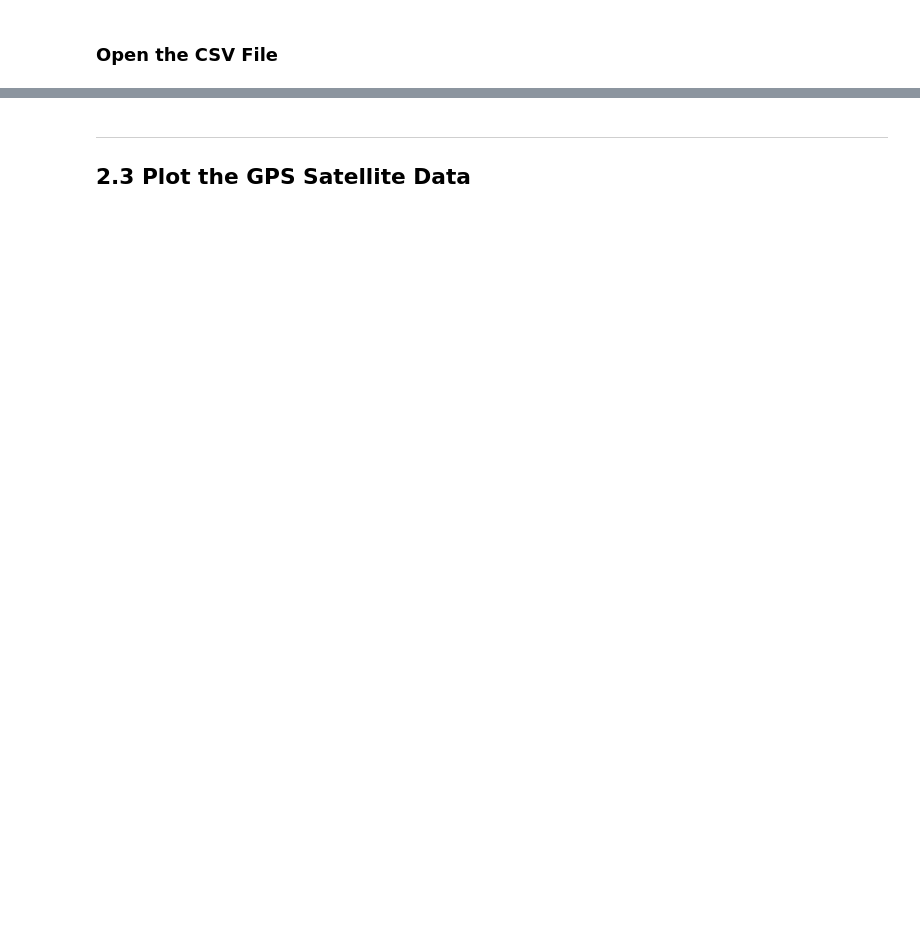
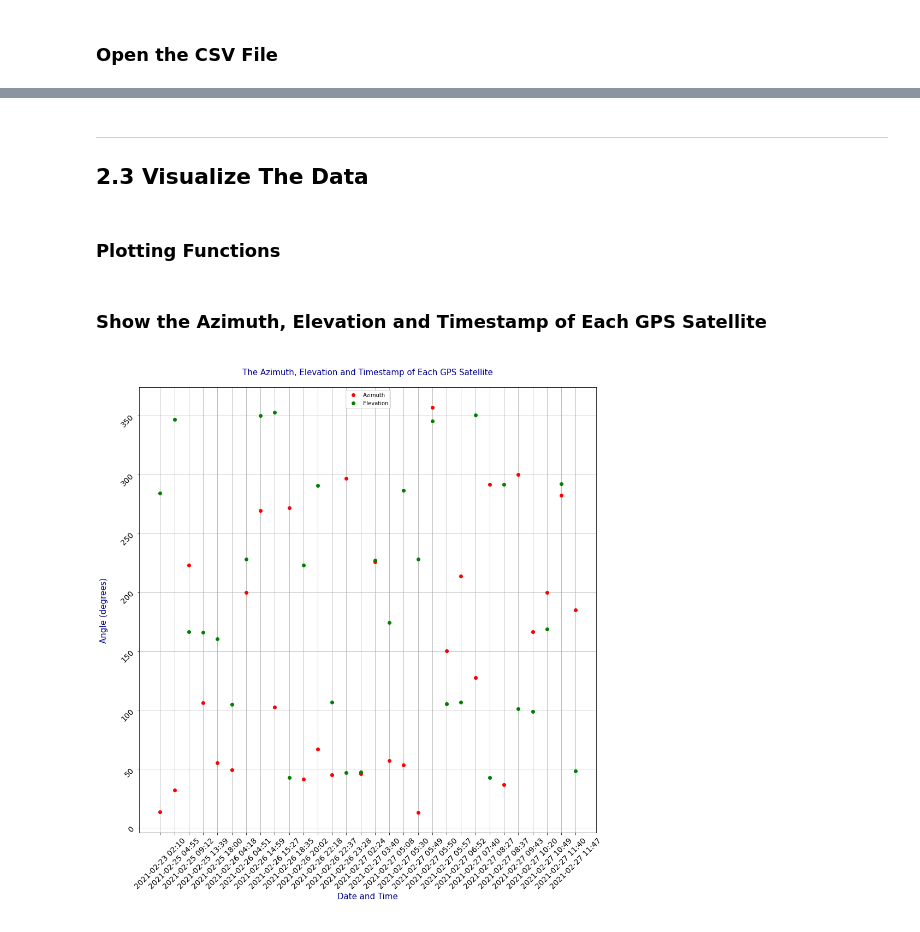
Before and after one commit to kwegner7/proj, a Jupyter notebook: jupyter/satellites.ipynb, the cells around one changed output, grey strips where cells are left out. Cells and saved outputs as stored; diff of their text form; code cells hidden in the pictures; blank space fills up the shorter version.

```diff
--- a/jupyter/satellites.ipynb
+++ b/jupyter/satellites.ipynb
@@ -269,4 +296,6 @@ gps_df.describe()
 <a id="gs3"></a>
 <hr style="height:4px; border:none; color:black; background-color:black;">
 
-## 2.3 Plot the GPS Satellite Data
+## 2.3 Visualize The Data
+# %% [markdown]
+### Plotting Functions
@@ -273 +351,19 @@ gps_df.describe()
+# %% [markdown]
+### Show the Azimuth, Elevation and Timestamp of Each GPS Satellite
+# %%
+query = gps.df.loc[:,:]
+
+title = "\nThe Azimuth, Elevation and Timestamp of Each GPS Satellite\n"
+xLabel = "Date and Time\n"
+yLabel = "Angle (degrees)\n"
+legend = (['Azimuth', 'Elevation'], 'upper center')
+
+p = Plotting()
+p.plotReset()
+p.plotScatter('date_time', 'ARG_OF_PERICENTER', query, color='Red')
+p.plotScatter('date_time', 'RA_OF_ASC_NODE', query, color='Green')
+p.plotFormats(title, xLabel, yLabel, legend, xTicks = (None,None,None))
+plt.show()
+# %% [output]
+[figure, added]
 # %% [markdown]
```
Also changed, not shown: parts of 47 cells of this notebook, 4 other files.
